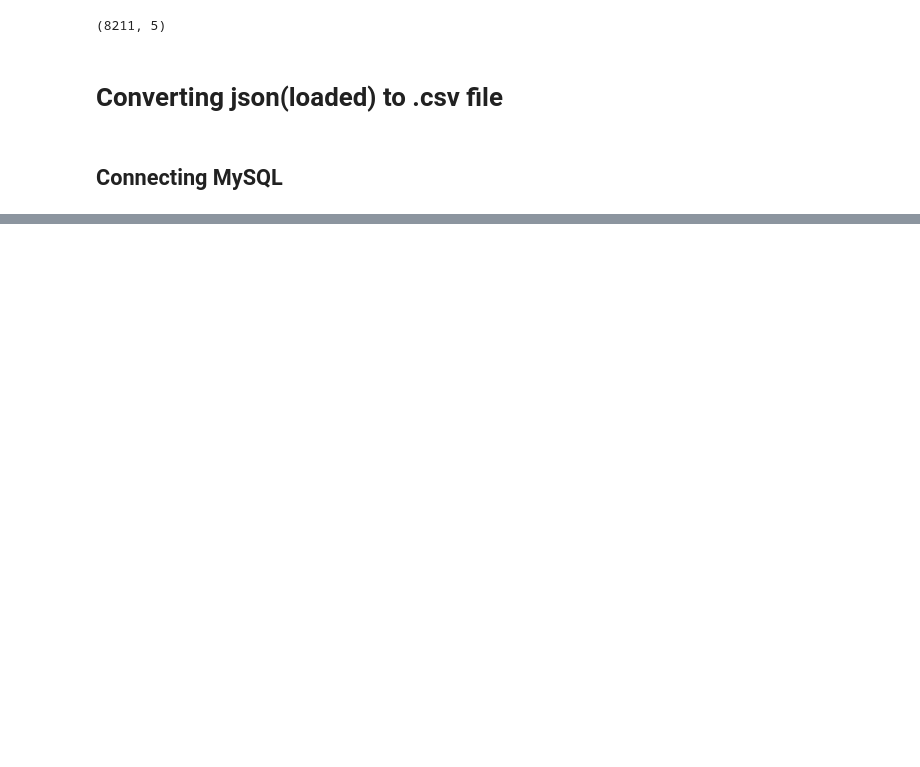
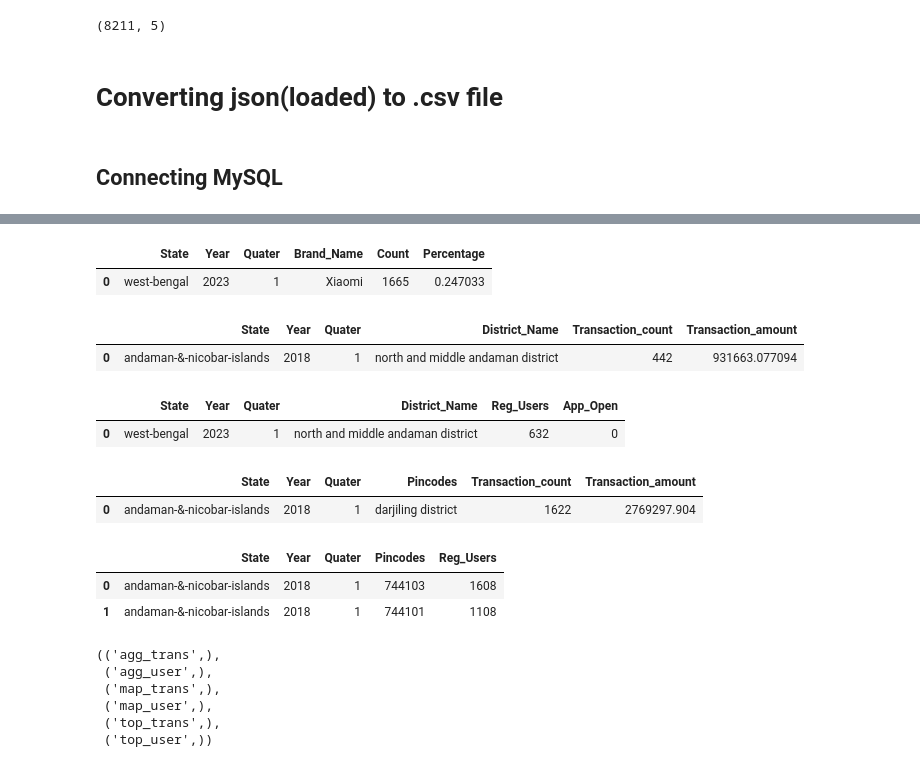
Before and after one commit to Prawinbaskar/PhonePe_CS_Project_2023, a Jupyter notebook: Praveen_Phonepe_Data_Extraction_stage01.ipynb, the cells around one changed output, grey strips where cells are left out. Cells and saved outputs as stored; diff of their text form; code cells hidden in the pictures; blank space fills up the shorter version.

```diff
--- a/Praveen_Phonepe_Data_Extraction_stage01.ipynb
+++ b/Praveen_Phonepe_Data_Extraction_stage01.ipynb
@@ -485,2 +312,32 @@ Top_User = pd.DataFrame(clm6)
+# %%
+## Top_User_DataFrame: T6
+
+path6 = r"D:\Praveen_PhonePe_Project_2023\pulse\data\top\user\country\india\state"
+Top_User_List = os.listdir(path6)
+
+clm6 = {'State':[],'Year':[],'Quater':[],
+        'Pincodes':[],
+        'Reg_Users':[],}
+
+for state in Top_User_List:    #state is like i variable in for-loop
+    curr_state = path6 + "/" + state
+    Agg_Year_List = os.listdir(curr_state)
+    for year in Agg_Year_List:
+        curr_year = curr_state + "/" + year
+        Agg_File_List = os.listdir(curr_year)
+        for file in Agg_File_List:
+            curr_file = curr_year + "/" + file
+            data6 = open(curr_file,'r')
+            F = json.load(data6)
+            for i in F['data']['pincodes']:
+                name = i['name']
+                RegisteredUsers = i['registeredUsers']
+                clm6['Pincodes'].append(name)
+                clm6['Reg_Users'].append(RegisteredUsers)
+                clm6['State'].append(state)
+                clm6['Year'].append(year)
+                clm6['Quater'].append(int(file.strip('.json')))
+
+Top_User = pd.DataFrame(clm6)
 # %%
 Top_User
@@ -539,0 +404,5 @@ NotSupportedError: Authentication plugin 'caching_sha2_password' is not supporte
+# %%
+Agg_User.head(1)
+# %% [output]
+|  | State | Year | Quater | Brand_Name | Count | Percentage |
+| 0 | west-bengal | 2023 | 1 | Xiaomi | 1665 | 0.247033 |
@@ -539,0 +416,5 @@ NotSupportedError: Authentication plugin 'caching_sha2_password' is not supporte
+# %%
+Map_Trans.head(1)
+# %% [output]
+|  | State | Year | Quater | District_Name | Transaction_count | Transaction_amount |
+| 0 | andaman-&-nicobar-islands | 2018 | 1 | north and middle andaman district | 442 | 931663.077094 |
@@ -539,0 +428,5 @@ NotSupportedError: Authentication plugin 'caching_sha2_password' is not supporte
+# %%
+Map_User.head(1)
+# %% [output]
+|  | State | Year | Quater | District_Name | Reg_Users | App_Open |
+| 0 | west-bengal | 2023 | 1 | north and middle andaman district | 632 | 0 |
@@ -539,0 +440,5 @@ NotSupportedError: Authentication plugin 'caching_sha2_password' is not supporte
+# %%
+Top_Trans.head(1)
+# %% [output]
+|  | State | Year | Quater | Pincodes | Transaction_count | Transaction_amount |
+| 0 | andaman-&-nicobar-islands | 2018 | 1 | darjiling district | 1622 | 2769297.904 |
@@ -539,0 +452,6 @@ NotSupportedError: Authentication plugin 'caching_sha2_password' is not supporte
+# %%
+Top_User.head(2)
+# %% [output]
+|  | State | Year | Quater | Pincodes | Reg_Users |
+| 0 | andaman-&-nicobar-islands | 2018 | 1 | 744103 | 1608 |
+| 1 | andaman-&-nicobar-islands | 2018 | 1 | 744101 | 1108 |
@@ -539,0 +465,10 @@ NotSupportedError: Authentication plugin 'caching_sha2_password' is not supporte
+# %%
+mycursor.execute("show tables")
+mycursor.fetchall()
+# %% [output]
+(('agg_trans',),
+ ('agg_user',),
+ ('map_trans',),
+ ('map_user',),
+ ('top_trans',),
+ ('top_user',))
```
Also changed, not shown: parts of 46 cells of this notebook.
